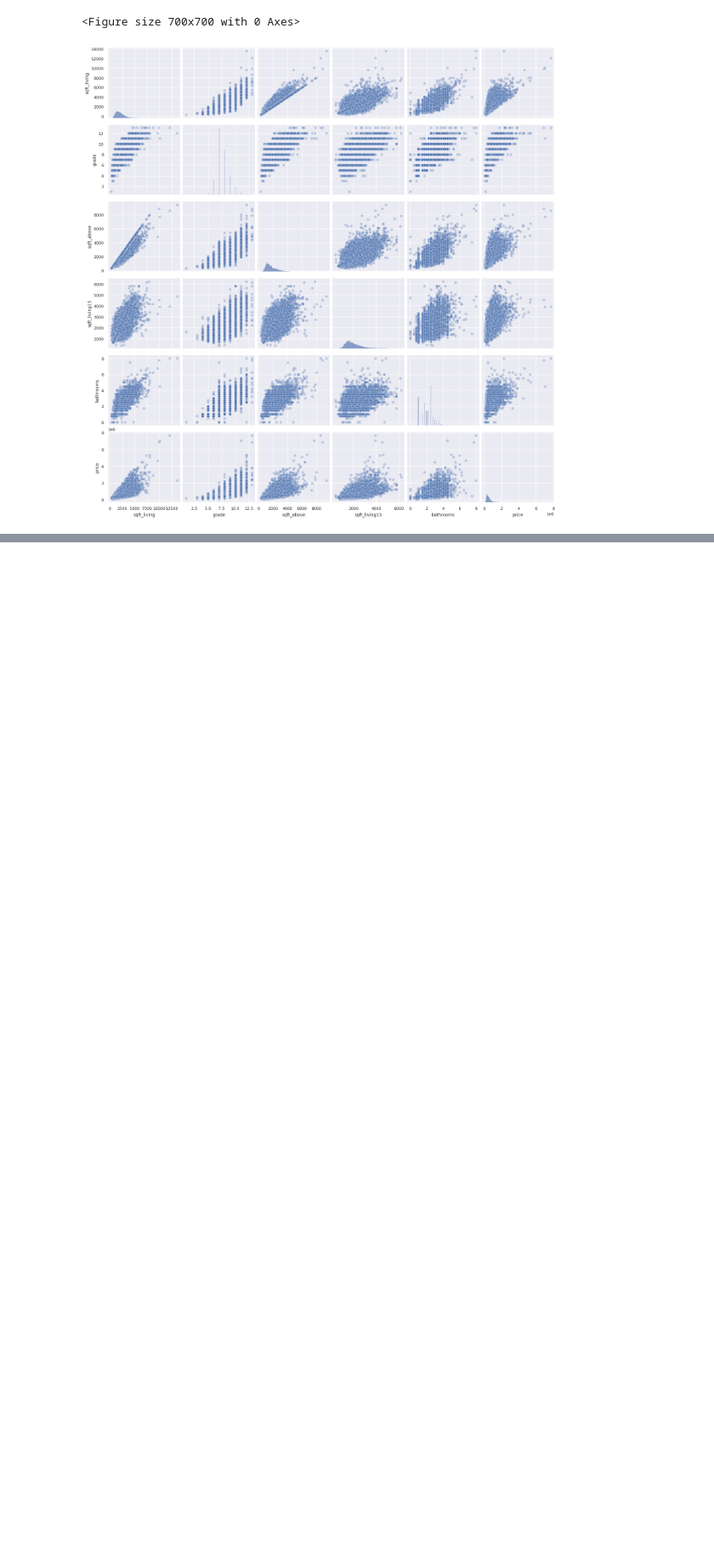
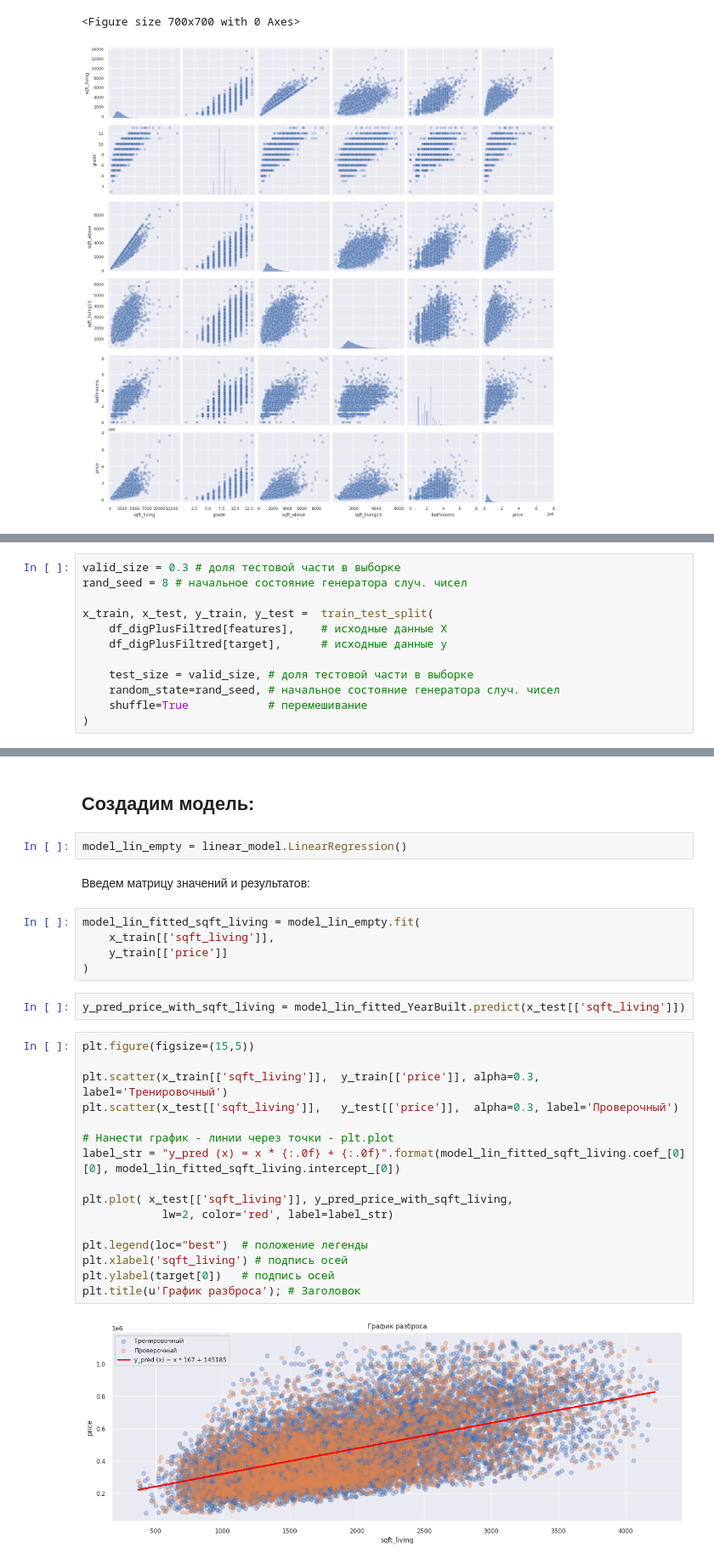
Before and after one commit to Firewolf304/AI-jupyter, a Jupyter notebook: lab1/1.ЛР-1.ipynb, the cells around one changed output, grey strips where cells are left out. Shown at 85% size. Saved outputs shown, nothing was run; the diff lists cells and outputs as text; blank space fills up the shorter version.

```diff
--- a/lab1/1.ЛР-1.ipynb
+++ b/lab1/1.ЛР-1.ipynb
@@ -271,0 +481,12 @@ sns.pairplot(
+# %%
+valid_size = 0.3 # доля тестовой части в выборке
+rand_seed = 8 # начальное состояние генератора случ. чисел
+
+x_train, x_test, y_train, y_test =  train_test_split(
+    df_digPlusFiltred[features],    # исходные данные X
+    df_digPlusFiltred[target],      # исходные данные y
+
+    test_size = valid_size, # доля тестовой части в выборке
+    random_state=rand_seed, # начальное состояние генератора случ. чисел
+    shuffle=True            # перемешивание
+)
@@ -271,0 +518,31 @@ sns.pairplot(
+# %% [markdown]
+## Создадим модель:
+# %%
+model_lin_empty = linear_model.LinearRegression()
+# %% [markdown]
+Введем матрицу значений и результатов:
+# %%
+model_lin_fitted_sqft_living = model_lin_empty.fit(
+    x_train[['sqft_living']],
+    y_train[['price']]
+)
+# %%
+y_pred_price_with_sqft_living = model_lin_fitted_YearBuilt.predict(x_test[['sqft_living']])
+# %%
+plt.figure(figsize=(15,5))
+
+plt.scatter(x_train[['sqft_living']],  y_train[['price']], alpha=0.3, label='Тренировочный')
+plt.scatter(x_test[['sqft_living']],   y_test[['price']],  alpha=0.3, label='Проверочный')
+
+# Нанести график - линии через точки - plt.plot
+label_str = "y_pred (x) = x * {:.0f} + {:.0f}".format(model_lin_fitted_sqft_living.coef_[0][0], model_lin_fitted_sqft_living.intercept_[0])
+
+plt.plot( x_test[['sqft_living']], y_pred_price_with_sqft_living,
+            lw=2, color='red', label=label_str)
+
+plt.legend(loc="best")  # положение легенды
+plt.xlabel('sqft_living') # подпись осей
+plt.ylabel(target[0])   # подпись осей
+plt.title(u'График разброса'); # Заголовок
+# %% [output]
+[figure, added]
```
Also changed, not shown: parts of 28 cells of this notebook, 3 other files.
